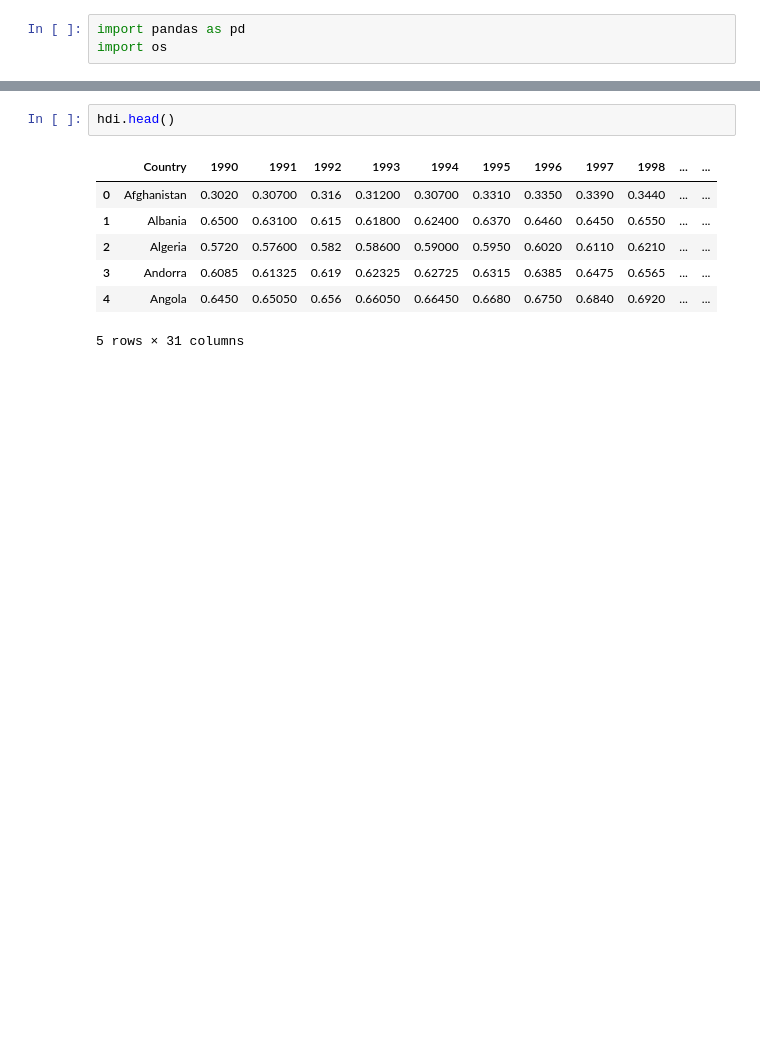
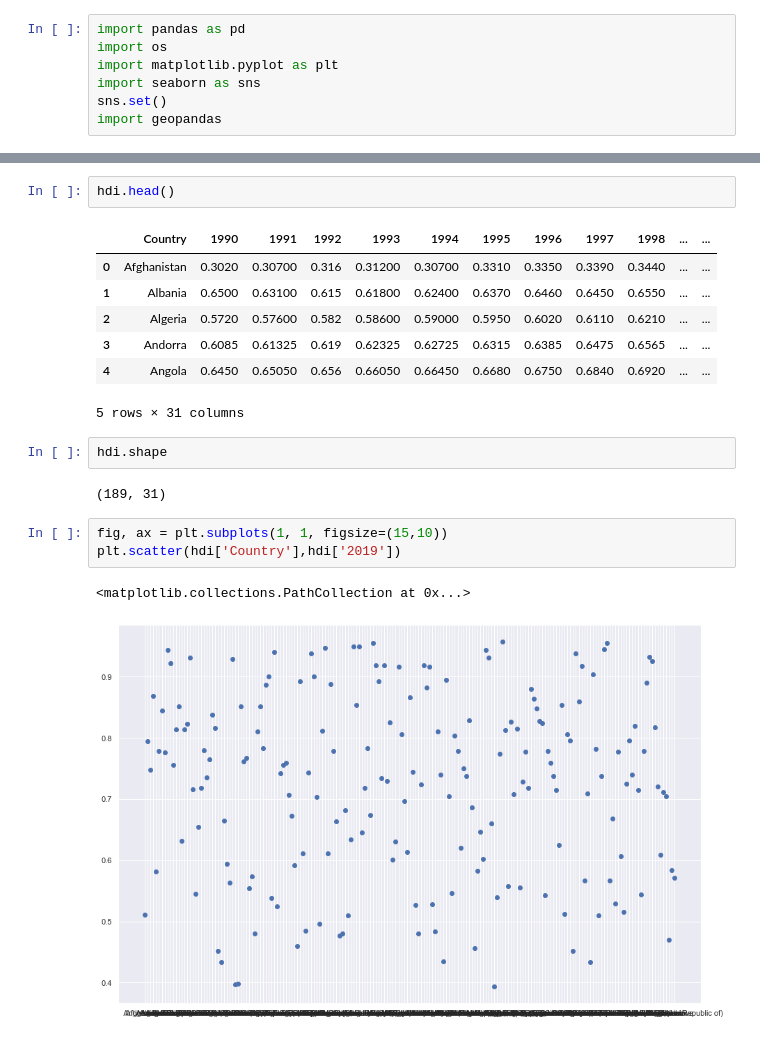
Before and after one commit to mattcoget/Project-HDI, a Jupyter notebook: Exploratory data analysis.ipynb, the cells around one changed output, grey strips where cells are left out. Saved outputs shown, nothing was run; the diff lists cells and outputs as text; blank space fills up the shorter version.

```diff
--- a/Exploratory data analysis.ipynb
+++ b/Exploratory data analysis.ipynb
@@ -1,6 +1,10 @@
 # %%
 import pandas as pd
 import os
+import matplotlib.pyplot as plt
+import seaborn as sns
+sns.set()
+import geopandas
 # %%
 os.chdir('data\\Cleaned csv')
 os.listdir()
@@ -37,3 +22,13 @@ hdi.head()
 | 3 | Andorra | 0.6085 | 0.61325 | 0.619 | 0.62325 | 0.62725 | 0.6315 | 0.6385 | 0.6475 | 0.6565 | ... | ... |
 | 4 | Angola | 0.6450 | 0.65050 | 0.656 | 0.66050 | 0.66450 | 0.6680 | 0.6750 | 0.6840 | 0.6920 | ... | ... |
 5 rows × 31 columns
+# %%
+hdi.shape
+# %% [output]
+(189, 31)
+# %%
+fig, ax = plt.subplots(1, 1, figsize=(15,10))
+plt.scatter(hdi['Country'],hdi['2019'])
+# %% [output]
+<matplotlib.collections.PathCollection at 0x...>
+[figure, added]
```
Also changed, not shown: parts of 99 cells of this notebook, 1 other file.
